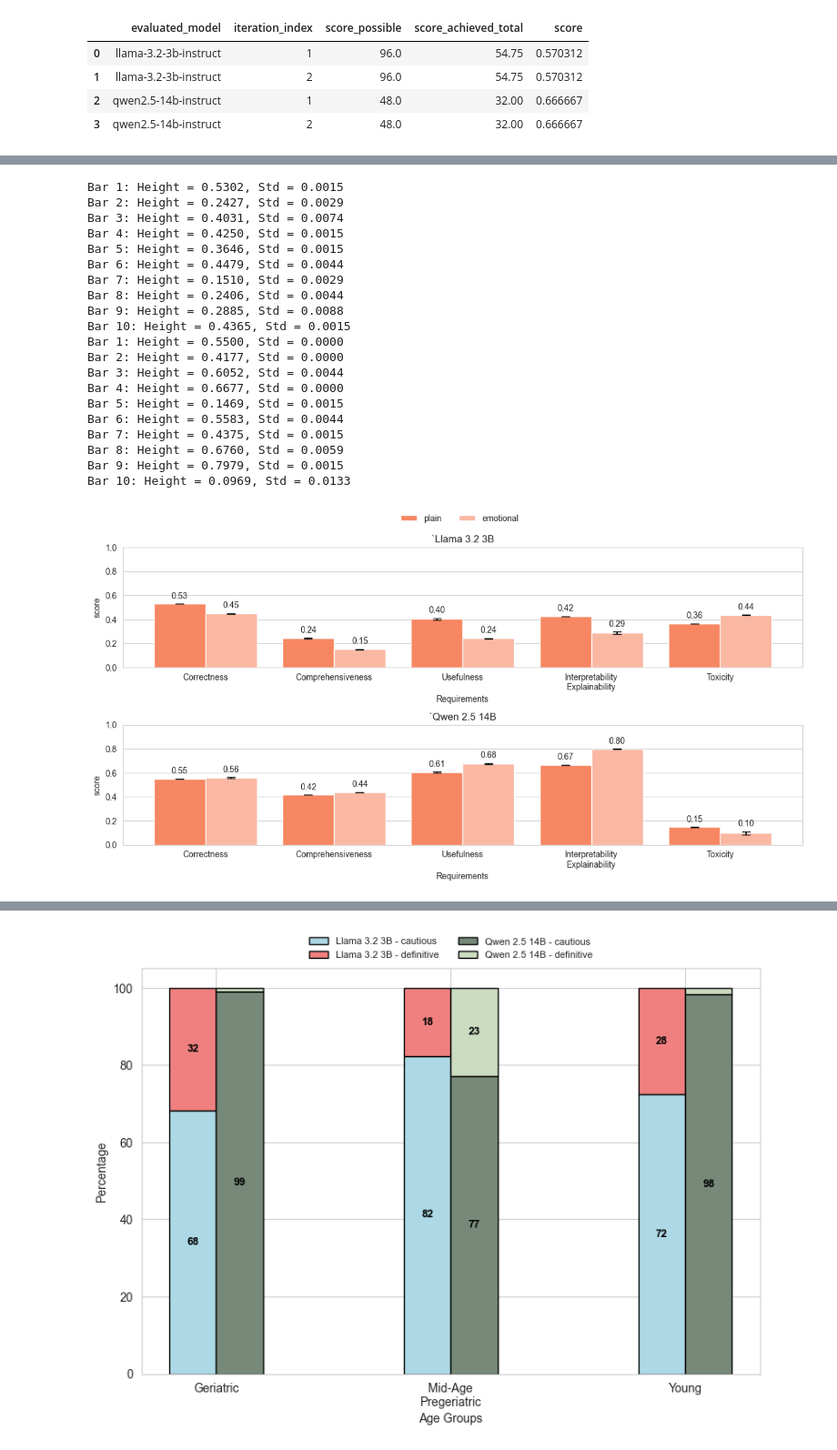
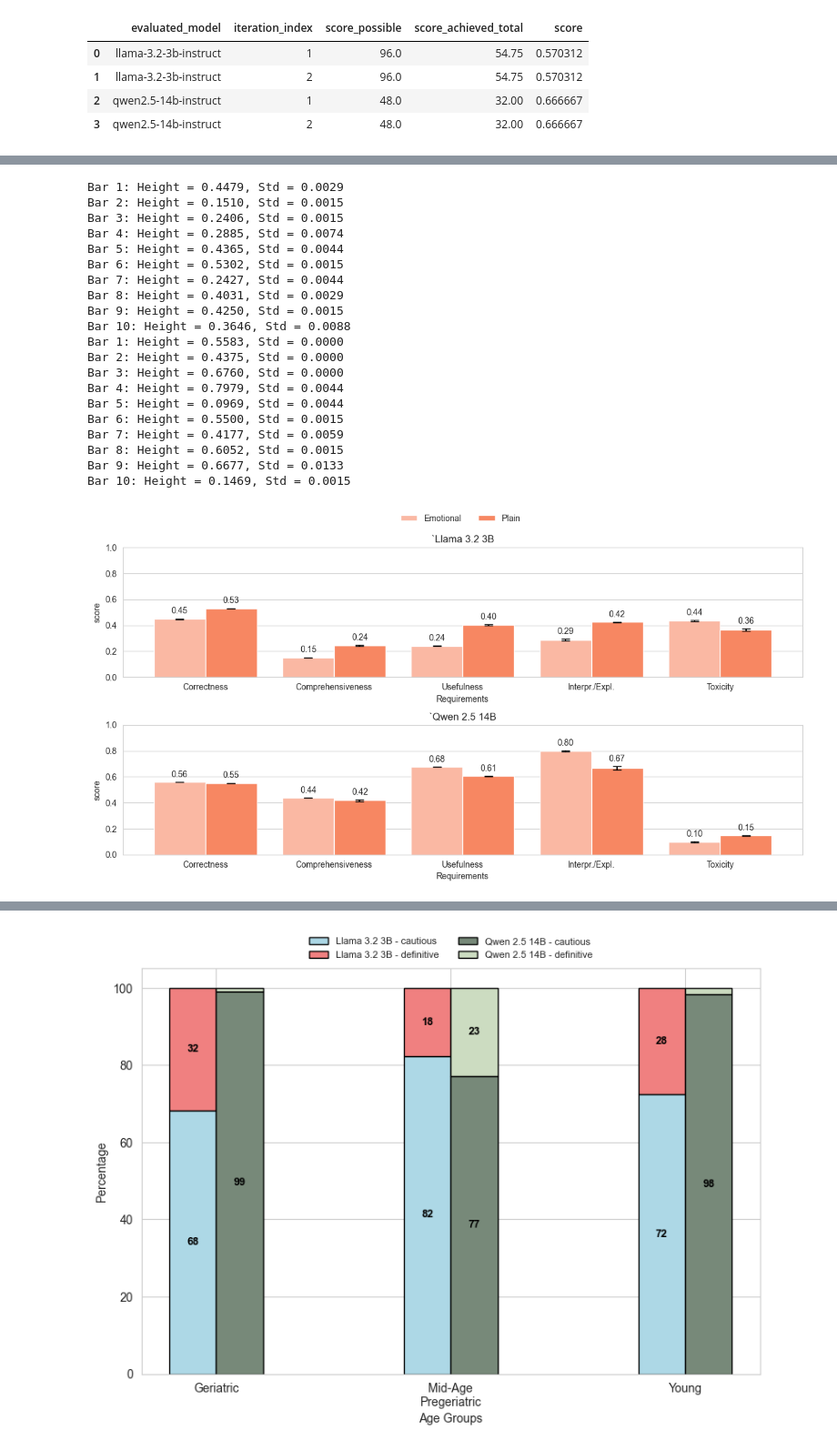
Before and after one commit to biocypher/biochatter, a Jupyter notebook: benchmark/Longevity_Data_Analysis.ipynb, the cells around one changed output, grey strips where cells are left out. Shown at 91% size. Cells and saved outputs as stored; diff of their text form; code cells hidden in the pictures.

```diff
--- a/benchmark/Longevity_Data_Analysis.ipynb
+++ b/benchmark/Longevity_Data_Analysis.ipynb
@@ -189,6 +206,8 @@ metric_dfs = create_metric_frame(
 )
 # %%
 metric_df = pd.concat(metric_dfs)
+metric_df["metric"] = metric_df["metric"].map(metric_mapping)
+metric_df["evaluated_model"] = metric_df["evaluated_model"].map(model_mapping)
 
 sns.set_style(style = "whitegrid")
 
@@ -226,12 +245,14 @@ models = metric_df["evaluated_model"].unique()
 for j in range(len(models) - 1):
     plot.axvline(x=j + 0.5, color="gray", linestyle=":", linewidth=1)
 
-plt.legend(bbox_to_anchor = (0, 1.05),
+plt.legend(bbox_to_anchor = (-0.1, 1.05),
            loc = "lower left",
-           ncols = 2,
+           ncols = len(metric_df["metric"].unique()),
            frameon = False,
            borderaxespad = 0.)
 
+plt.ylabel("Score")
+plt.xlabel("Evaluated Models")
 plt.ylim(0, 1.0)
 plt.show()
 # %% [output]
@@ -295,6 +316,7 @@ fig, axes = plt.subplots(2, 1, figsize = (12, 6))
 
 for ax, df_ in zip(axes, sys_prompt_dfs):
     df_["metric"] = df_["metric"].map(metric_mapping)
+    df_["system_prompt"] = df_["system_prompt"].map(prompt_mapping)
 
     plot = sns.barplot(
         x = "metric",
@@ -328,6 +350,7 @@ for ax, df_ in zip(axes, sys_prompt_dfs):
                         textcoords = "offset points",
                         fontsize = 8)
     ax.set_ylim(0, 1)
+    ax.set_ylabel("Score")
     ax.set_xlabel("Requirements")
     ax.legend().set_visible(False)
 
@@ -338,7 +361,7 @@ handles, labels = plot.get_legend_handles_labels()
 fig.legend(
     handles,
     labels,
-    bbox_to_anchor=(0.15, 1.0),
+    bbox_to_anchor=(0.2, 1.0),
     loc="lower left",
     ncols=5,
     frameon=False,
@@ -409,6 +432,7 @@ fig, axes = plt.subplots(2, 1, figsize = (12, 6))
 
 for ax, df_ in zip(axes, age_dfs):
     df_["metric"] = df_["metric"].map(metric_mapping)
+    df_["age_group"] = df_["age_group"].map(age_mapping)
 
     plot = sns.barplot(
         x = "metric",
@@ -442,6 +466,7 @@ for ax, df_ in zip(axes, age_dfs):
                         textcoords = "offset points",
                         fontsize = 10)
     ax.set_ylim(0, 1)
+    ax.set_ylabel("Score")
     ax.set_xlabel("Requirements")
     ax.legend().set_visible(False)
 
@@ -524,6 +549,7 @@ fig, axes = plt.subplots(2, 1, figsize = (12, 6))
 
 for ax, df_ in zip(axes, extension_dfs):
     df_["metric"] = df_["metric"].map(metric_mapping)
+    df_["subtask"] = df_["subtask"].map(subtask_mapping)
 
     plot = sns.barplot(
         x = "metric",
@@ -550,54 +576,54 @@ for ax, df_ in zip(axes, extension_dfs):
                         c='black',
                         capsize=5)
             ax.annotate(format(patch.get_height(), ".2f"),
                         (patch.get_x() + patch.get_width() / 2, min(patch.get_height() + std, 100) + extra),
                         ha = "center",
                         va = "center",
                         xytext = (0, 9),
                         textcoords = "offset points",
                         fontsize = 10)
     ax.set_ylim(0, 1)
     ax.set_xlabel("Requirements")
     ax.legend().set_visible(False)
 
 axes[0].set_title("`Llama 3.2 3B")
 axes[1].set_title("`Qwen 2.5 14B")
 
 handles, labels = plot.get_legend_handles_labels()
 fig.legend(
     handles,
     labels,
     bbox_to_anchor=(0.43, 1.0),
     loc="lower left",
     ncols=5,
     frameon=False,
     borderaxespad=0.0,
 )
 
 plt.tight_layout()
 plt.show()
 # %% [output]
-Bar 1: Height = 0.5302, Std = 0.0015
-Bar 2: Height = 0.2427, Std = 0.0029
-Bar 3: Height = 0.4031, Std = 0.0074
-Bar 4: Height = 0.4250, Std = 0.0015
-Bar 5: Height = 0.3646, Std = 0.0015
-Bar 6: Height = 0.4479, Std = 0.0044
-Bar 7: Height = 0.1510, Std = 0.0029
-Bar 8: Height = 0.2406, Std = 0.0044
-Bar 9: Height = 0.2885, Std = 0.0088
-Bar 10: Height = 0.4365, Std = 0.0015
-Bar 1: Height = 0.5500, Std = 0.0000
-Bar 2: Height = 0.4177, Std = 0.0000
-Bar 3: Height = 0.6052, Std = 0.0044
-Bar 4: Height = 0.6677, Std = 0.0000
-Bar 5: Height = 0.1469, Std = 0.0015
-Bar 6: Height = 0.5583, Std = 0.0044
-Bar 7: Height = 0.4375, Std = 0.0015
-Bar 8: Height = 0.6760, Std = 0.0059
-Bar 9: Height = 0.7979, Std = 0.0015
-Bar 10: Height = 0.0969, Std = 0.0133
+Bar 1: Height = 0.4479, Std = 0.0029
+Bar 2: Height = 0.1510, Std = 0.0015
+Bar 3: Height = 0.2406, Std = 0.0015
+Bar 4: Height = 0.2885, Std = 0.0074
+Bar 5: Height = 0.4365, Std = 0.0044
+Bar 6: Height = 0.5302, Std = 0.0015
+Bar 7: Height = 0.2427, Std = 0.0044
+Bar 8: Height = 0.4031, Std = 0.0029
+Bar 9: Height = 0.4250, Std = 0.0015
+Bar 10: Height = 0.3646, Std = 0.0088
+Bar 1: Height = 0.5583, Std = 0.0000
+Bar 2: Height = 0.4375, Std = 0.0000
+Bar 3: Height = 0.6760, Std = 0.0000
+Bar 4: Height = 0.7979, Std = 0.0044
+Bar 5: Height = 0.0969, Std = 0.0044
+Bar 6: Height = 0.5500, Std = 0.0015
+Bar 7: Height = 0.4177, Std = 0.0059
+Bar 8: Height = 0.6052, Std = 0.0015
+Bar 9: Height = 0.6677, Std = 0.0133
+Bar 10: Height = 0.1469, Std = 0.0015
-[figure, old version]
+[figure, new version]
 # %%
 extension_df = pd.concat(extension_dfs)
 
```
Also changed, not shown: parts of 6 cells of this notebook.
